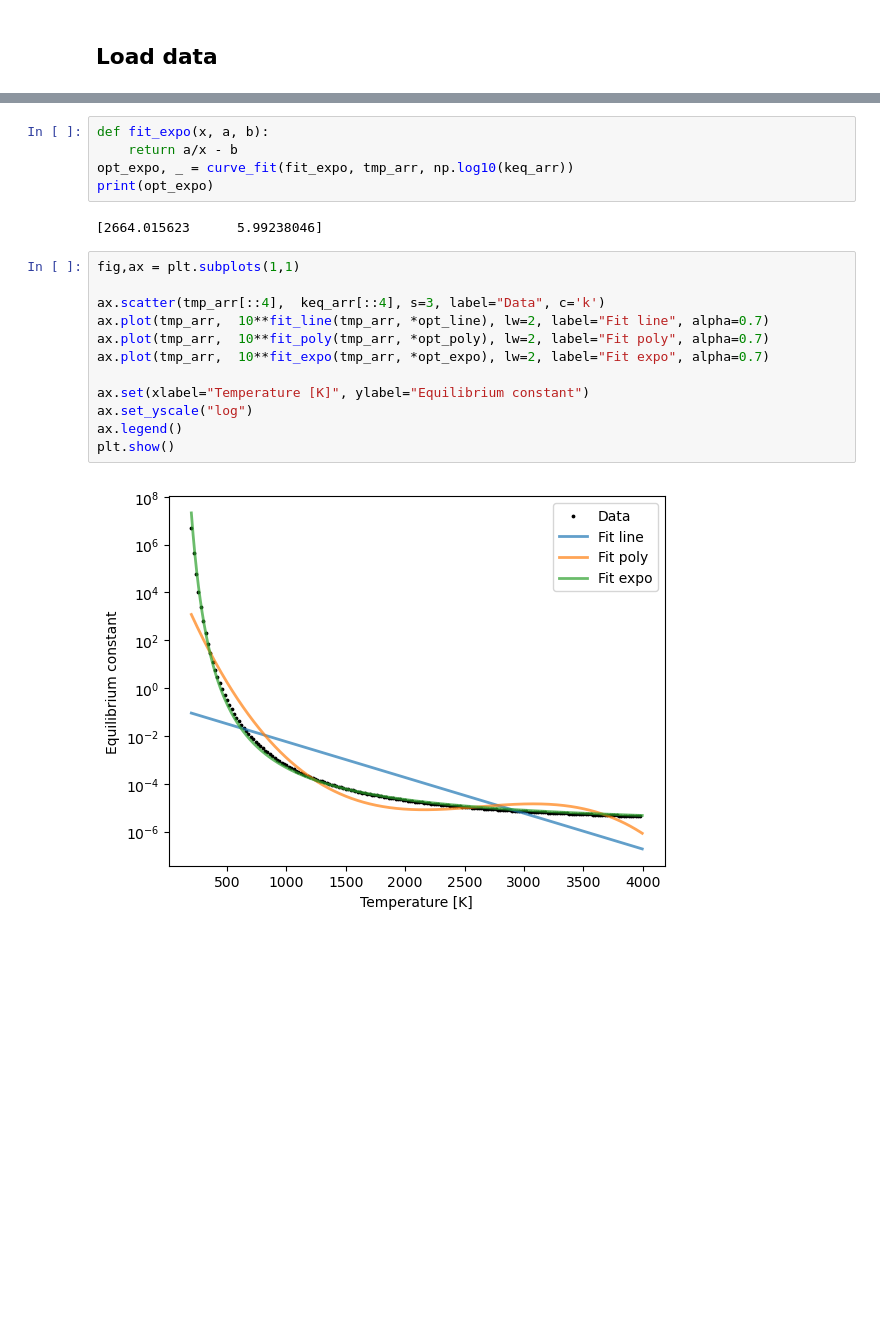
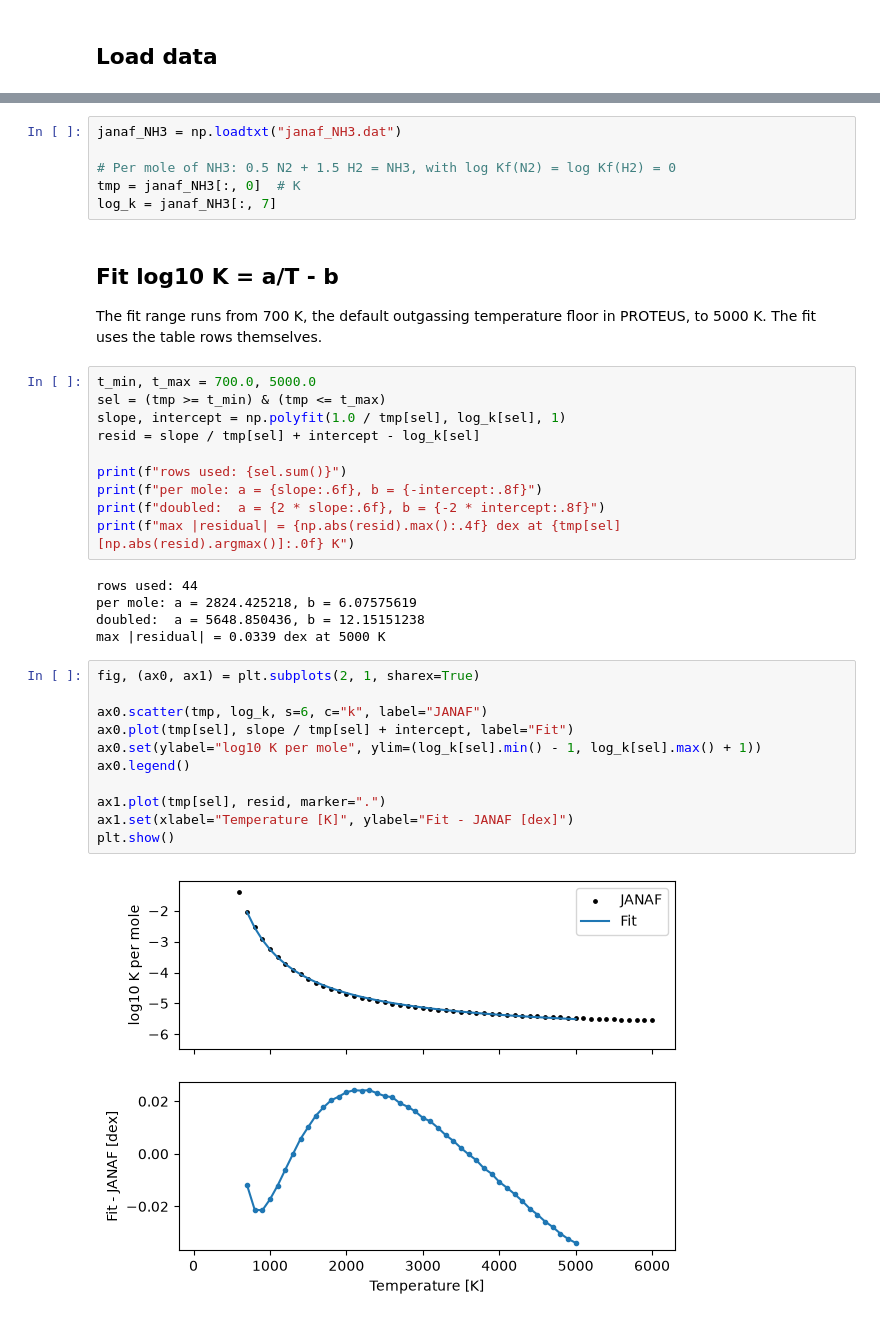
Before and after one commit to FormingWorlds/CALLIOPE, a Jupyter notebook: tools/fit_NH3.ipynb, the cells around one changed output, grey strips where cells are left out. Drawn from its saved outputs; the diff is of its cells as text; blank space fills up the shorter version.

```diff
--- a/tools/fit_NH3.ipynb
+++ b/tools/fit_NH3.ipynb
@@ -68,21 +10,38 @@ print(opt_poly)
-# %%
-def fit_expo(x, a, b):
-    return a/x - b
-opt_expo, _ = curve_fit(fit_expo, tmp_arr, np.log10(keq_arr))
-print(opt_expo)
-# %% [output]
-[2664.015623      5.99238046]
-# %%
-fig,ax = plt.subplots(1,1)
-
-ax.scatter(tmp_arr[::4],  keq_arr[::4], s=3, label="Data", c='k')
-ax.plot(tmp_arr,  10**fit_line(tmp_arr, *opt_line), lw=2, label="Fit line", alpha=0.7)
-ax.plot(tmp_arr,  10**fit_poly(tmp_arr, *opt_poly), lw=2, label="Fit poly", alpha=0.7)
-ax.plot(tmp_arr,  10**fit_expo(tmp_arr, *opt_expo), lw=2, label="Fit expo", alpha=0.7)
-
-ax.set(xlabel="Temperature [K]", ylabel="Equilibrium constant")
-ax.set_yscale("log")
-ax.legend()
-plt.show()
-# %% [output]
-[figure, removed]
+# %%
+janaf_NH3 = np.loadtxt("janaf_NH3.dat")
+
+# Per mole of NH3: 0.5 N2 + 1.5 H2 = NH3, with log Kf(N2) = log Kf(H2) = 0
+tmp = janaf_NH3[:, 0]  # K
+log_k = janaf_NH3[:, 7]
+# %% [markdown]
+## Fit log10 K = a/T - b
+
+The fit range runs from 700 K, the default outgassing temperature floor in PROTEUS, to 5000 K. The fit uses the table rows themselves.
+# %%
+t_min, t_max = 700.0, 5000.0
+sel = (tmp >= t_min) & (tmp <= t_max)
+slope, intercept = np.polyfit(1.0 / tmp[sel], log_k[sel], 1)
+resid = slope / tmp[sel] + intercept - log_k[sel]
+
+print(f"rows used: {sel.sum()}")
+print(f"per mole: a = {slope:.6f}, b = {-intercept:.8f}")
+print(f"doubled:  a = {2 * slope:.6f}, b = {-2 * intercept:.8f}")
+print(f"max |residual| = {np.abs(resid).max():.4f} dex at {tmp[sel][np.abs(resid).argmax()]:.0f} K")
+# %% [output]
+rows used: 44
+per mole: a = 2824.425218, b = 6.07575619
+doubled:  a = 5648.850436, b = 12.15151238
+max |residual| = 0.0339 dex at 5000 K
+# %%
+fig, (ax0, ax1) = plt.subplots(2, 1, sharex=True)
+
+ax0.scatter(tmp, log_k, s=6, c="k", label="JANAF")
+ax0.plot(tmp[sel], slope / tmp[sel] + intercept, label="Fit")
+ax0.set(ylabel="log10 K per mole", ylim=(log_k[sel].min() - 1, log_k[sel].max() + 1))
+ax0.legend()
+
+ax1.plot(tmp[sel], resid, marker=".")
+ax1.set(xlabel="Temperature [K]", ylabel="Fit - JANAF [dex]")
+plt.show()
+# %% [output]
+[figure, added]
```
Also changed, not shown: parts of 12 cells of this notebook, 34 other files.
